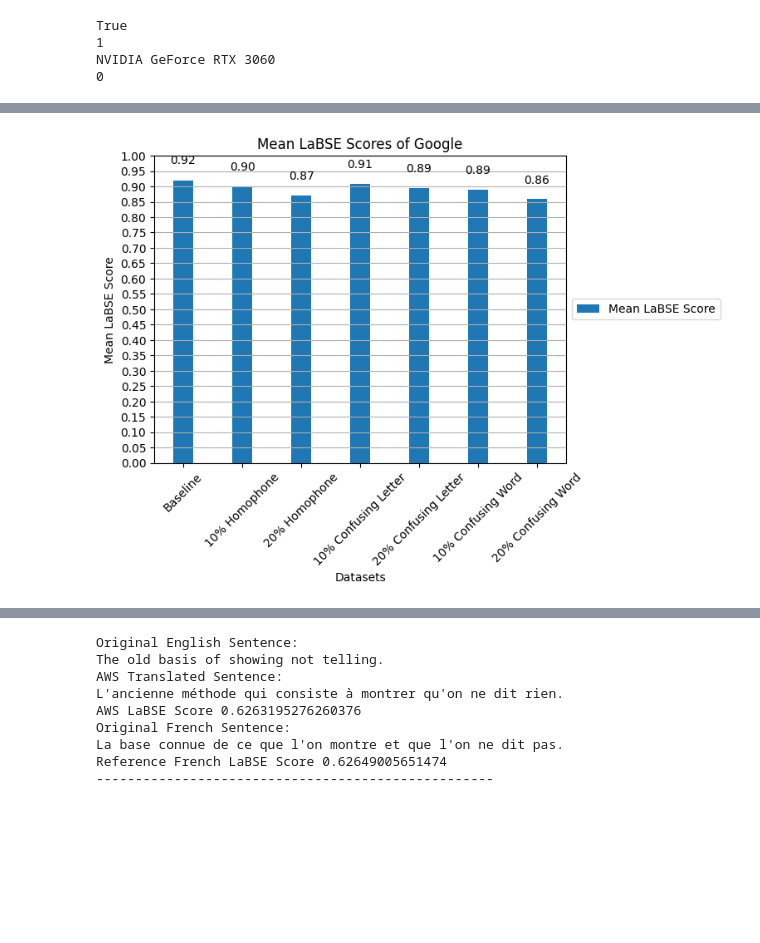
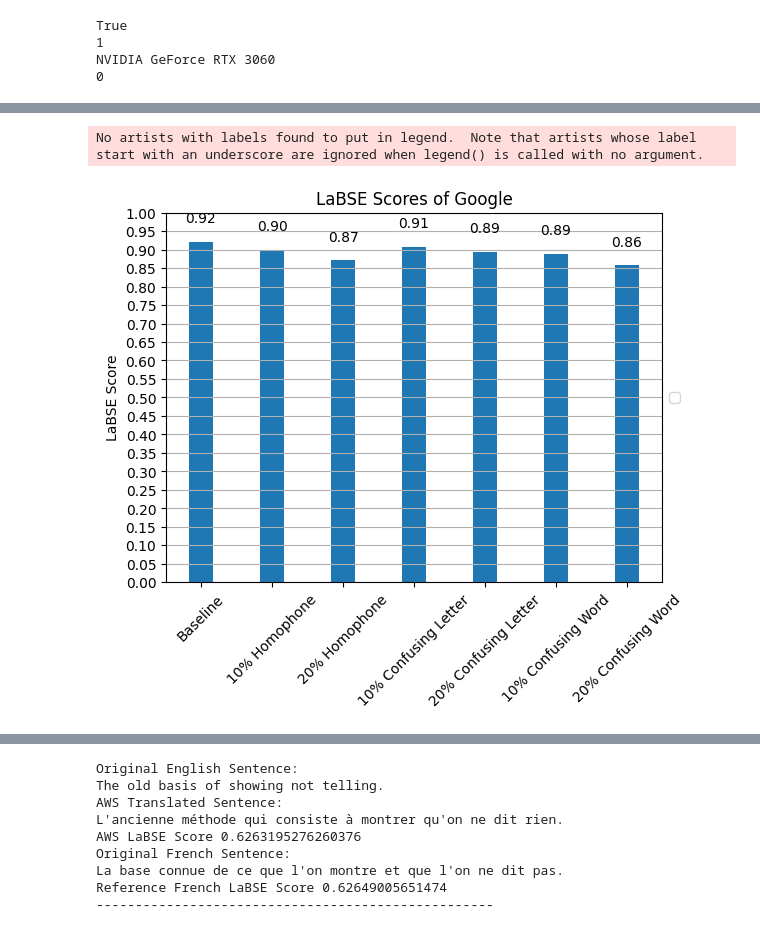
Before and after one commit to aimpowered/NLPdisparity, a Jupyter notebook: LaBSE_data.ipynb, the cells around one changed output, grey strips where cells are left out. Saved outputs shown, nothing was run; the diff lists cells and outputs as text; code cells hidden in the pictures; blank space fills up the shorter version.

```diff
--- a/LaBSE_data.ipynb
+++ b/LaBSE_data.ipynb
@@ -630,0 +646,19 @@ with open("LaBSE_Scores/gpt_baseline_labse.pkl", "rb") as f:
+# %%
+#same for google
+with open("LaBSE_Scores/google_10_percent_words_modified_confusing_word_LaBSE.pkl", "rb") as f:
+    google_10_percent_words_modified_confusing_word_LaBSE = pickle.load(f)
+
+with open("LaBSE_Scores/google_20_percent_words_modified_confusing_word_LaBSE.pkl", "rb") as f:
+    google_20_percent_words_modified_confusing_word_LaBSE = pickle.load(f)
+
+with open("LaBSE_Scores/google_10_percent_words_modified_confusing_letter_LaBSE.pkl", "rb") as f:
+    google_10_percent_words_modified_confusing_letter_LaBSE = pickle.load(f)
+
+with open("LaBSE_Scores/google_20_percent_words_modified_confusing_letter_LaBSE.pkl", "rb") as f:
+    google_20_percent_words_modified_confusing_letter_LaBSE = pickle.load(f)
+
+with open("LaBSE_Scores/google_10_percent_words_modified_homophone_LaBSE.pkl", "rb") as f:
+    google_10_percent_words_modified_homophone_LaBSE = pickle.load(f)
+
+with open("LaBSE_Scores/google_20_percent_words_modified_homophone_LaBSE.pkl", "rb") as f:
+    google_20_percent_words_modified_homophone_LaBSE = pickle.load(f)
@@ -713,10 +766,9 @@ azure_baseline_x = np.mean(azure_baseline.cpu().numpy())
 gpt_baseline_x = np.mean(gpt_baseline.cpu().numpy())
 reference_french_x = np.mean(reference_french.cpu().numpy())
 #bar plot
-bar1 = ax.bar(index, [aws_baseline_x, google_baseline_x, azure_baseline_x, gpt_baseline_x, reference_french_x], bar_width, label="Mean LaBSE Score")
-ax.set_xlabel("Datasets")
-ax.set_ylabel("Mean LaBSE Score")
-ax.set_title("Mean LaBSE Score of Baseline Models and Reference French")
+bar1 = ax.bar(index, [aws_baseline_x, google_baseline_x, azure_baseline_x, gpt_baseline_x, reference_french_x], bar_width)
+ax.set_ylabel("LaBSE Score")
+ax.set_title("LaBSE Score of Baseline Models and Reference French")
 ax.set_xticks(index)
 ax.set_xticklabels(["AWS", "Google", "Azure", "GPT", "Reference French"])
 #choose y axis interval
@@ -742,10 +795,9 @@ fig, ax = plt.subplots()
 bar_width = 0.35
 index = np.arange(7)
 #bar plot
-bar1 = ax.bar(index, aws_data_LaBSE_means, bar_width, label="Mean LaBSE Score")
-ax.set_xlabel("Datasets")
-ax.set_ylabel("Mean LaBSE Score")
-ax.set_title("Mean LaBSE Scores of AWS")
+bar1 = ax.bar(index, aws_data_LaBSE_means, bar_width)
+ax.set_ylabel("LaBSE Score")
+ax.set_title("LaBSE Scores of AWS")
 ax.set_xticks(index)
 #make x tick labels vertical
 plt.xticks(rotation=45)
@@ -769,34 +822,34 @@ plt.show()
 # %%
 #same for Google
 google_data_LaBSE_means = [np.mean(i.cpu().numpy()) for i in google_data_LaBSE]
 fig, ax = plt.subplots()
 bar_width = 0.35
 index = np.arange(7)
 #bar plot
-bar1 = ax.bar(index, google_data_LaBSE_means, bar_width, label="Mean LaBSE Score")
-ax.set_xlabel("Datasets")
-ax.set_ylabel("Mean LaBSE Score")
-ax.set_title("Mean LaBSE Scores of Google")
+bar1 = ax.bar(index, google_data_LaBSE_means, bar_width)
+ax.set_ylabel("LaBSE Score")
+ax.set_title("LaBSE Scores of Google")
 ax.set_xticks(index)
 #make x tick labels vertical
 plt.xticks(rotation=45)
 ax.set_xticklabels(["Baseline", "10% Homophone", "20% Homophone", "10% Confusing Letter", "20% Confusing Letter", "10% Confusing Word", "20% Confusing Word"])
 #choose y axis interval
 plt.yticks(np.arange(0, 1.01, 0.05))
 #put legend outside of plot
 ax.legend(loc='center left', bbox_to_anchor=(1, 0.5))
 #values on top of bars
 for rect in bar1:
     height = rect.get_height()
     ax.text(rect.get_x() + rect.get_width()/2., 1.05*height,
             '%.2f' % height,
             ha='center', va='bottom')
 
 #add grid
 ax.yaxis.grid(True)
 plt.show()
 # %% [output]
+No artists with labels found to put in legend.  Note that artists whose label start with an underscore are ignored when legend() is called with no argument.
-[figure, old version]
+[figure, new version]
 # %%
 #same for Azure
 azure_data_LaBSE_means = [np.mean(i.cpu().numpy()) for i in azure_data_LaBSE]
```
Also changed, not shown: parts of 15 cells of this notebook, 5 other files.
